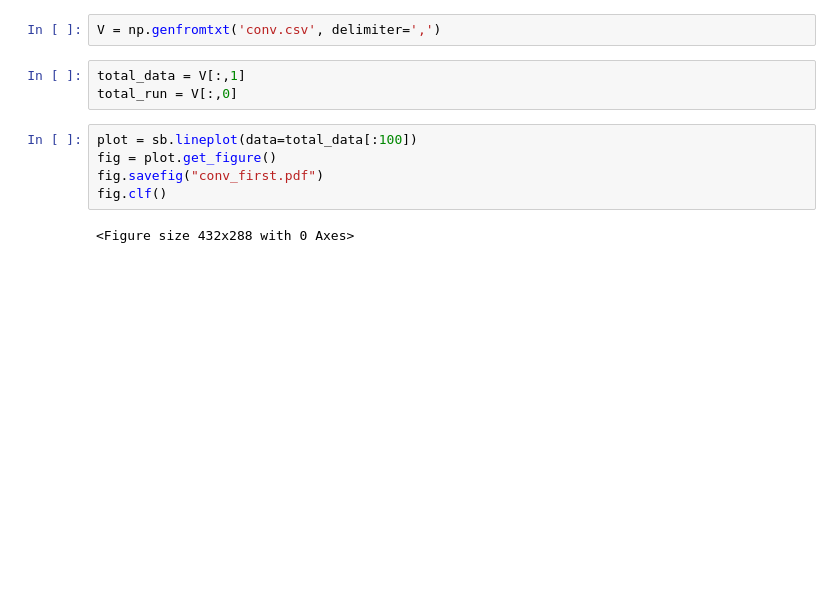
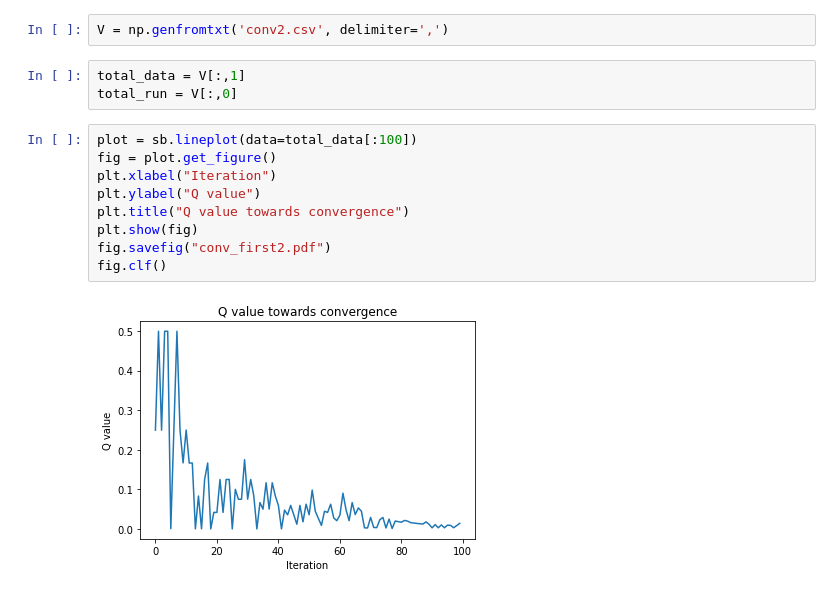
Before and after one commit to Hug0Z/dprl-assignment3, a Jupyter notebook: viz.ipynb, the cells around one changed output. Saved outputs shown, nothing was run; the diff lists cells and outputs as text; blank space fills up the shorter version.

```diff
--- a/viz.ipynb
+++ b/viz.ipynb
@@ -7,15 +8,19 @@ import seaborn as sb
 # %%
-V = np.genfromtxt('conv.csv', delimiter=',')
+V = np.genfromtxt('conv2.csv', delimiter=',')
 # %%
 total_data = V[:,1]
 total_run = V[:,0]
 # %%
 plot = sb.lineplot(data=total_data[:100])
 fig = plot.get_figure()
-fig.savefig("conv_first.pdf")
+plt.xlabel("Iteration")
+plt.ylabel("Q value")
+plt.title("Q value towards convergence")
+plt.show(fig)
+fig.savefig("conv_first2.pdf")
 fig.clf()
 # %% [output]
-<Figure size 432x288 with 0 Axes>
+[figure, added]
 # %%
 plot = sb.lineplot(data=total_data[10000:])
 fig = plot.get_figure()
```
Also changed, not shown: parts of 2 cells of this notebook, 5 other files.
